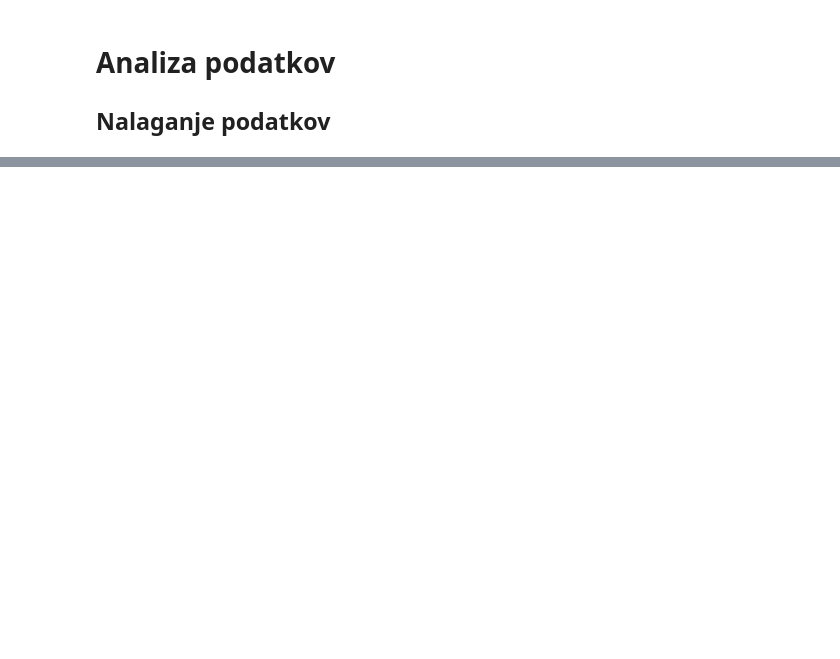
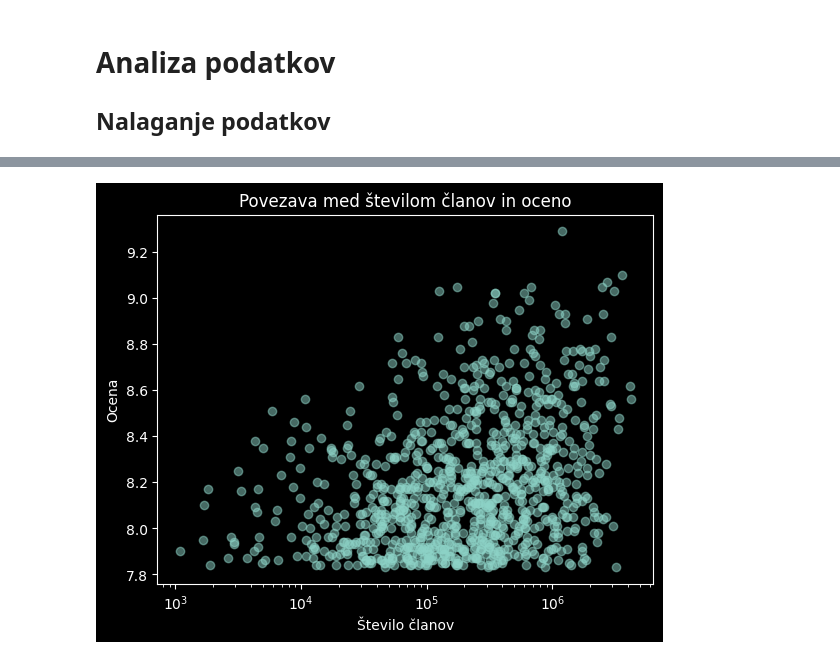
Before and after one commit to voljatel/Projektna-UVP, a Jupyter notebook: analiza-podatkov.ipynb, the cells around one changed output, grey strips where cells are left out. Saved outputs shown, nothing was run; the diff lists cells and outputs as text; code cells hidden in the pictures; blank space fills up the shorter version.

```diff
--- a/analiza-podatkov.ipynb
+++ b/analiza-podatkov.ipynb
@@ -80,0 +100,9 @@ plt.show()
+# %%
+plt.scatter(animeji["število članov"],animeji["ocena"], alpha=0.5)
+plt.title("Povezava med številom članov in oceno")
+plt.xlabel("Število članov")
+plt.ylabel("Ocena")
+plt.xscale("log")  # ker so razlike velike
+plt.show()
+# %% [output]
+[figure, added]
```
Also changed, not shown: parts of 18 cells of this notebook.
